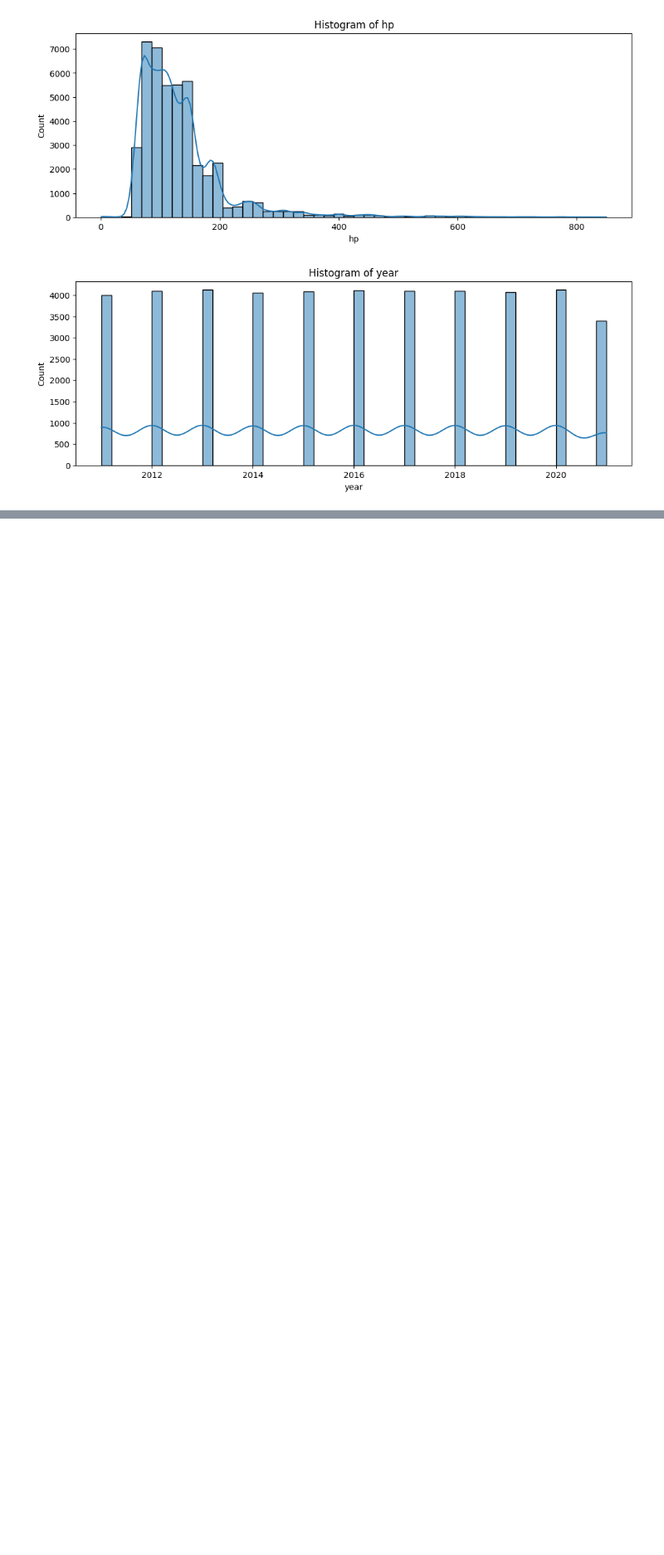
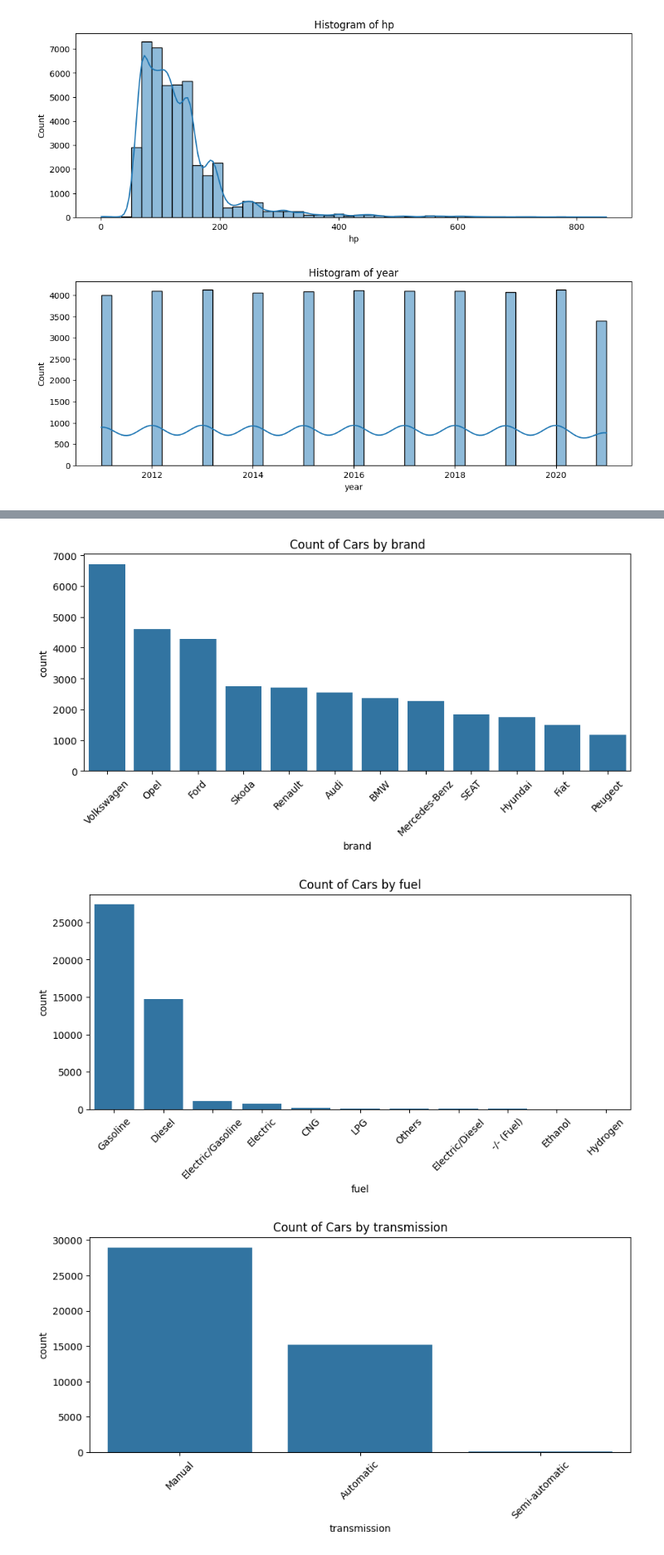
Before and after one commit to AdjinaMohamed/Used_Cars_Analysis, a Jupyter notebook: notebooks/used_cars.ipynb, the cells around one changed output, grey strips where cells are left out. Shown at 83% size. Cells and saved outputs as stored; diff of their text form; code cells hidden in the pictures; blank space fills up the shorter version.

```diff
--- a/notebooks/used_cars.ipynb
+++ b/notebooks/used_cars.ipynb
@@ -228,0 +274,21 @@ for col in numeric_cols:
+# %%
+top_brands = cars['brand'].value_counts().nlargest(12).index
+
+categorical_cols = ['brand', 'fuel', 'transmission', 'price_category']
+
+for col in categorical_cols:
+    plt.figure(figsize=(10,4))
+
+    if col == 'brand':
+        # Only plot top 12 brands
+        sns.countplot(data=cars[cars['brand'].isin(top_brands)], x=col, order=top_brands)
+    else:
+        sns.countplot(data=cars, x=col, order=cars[col].value_counts().index)
+
+    plt.title(f"Count of Cars by {col}")
+    plt.xticks(rotation=45)
+    plt.show()
+# %% [output]
+[figure, added]
+[figure, added]
+[figure, added]
```
Also changed, not shown: parts of 7 cells of this notebook, 1 other file.
